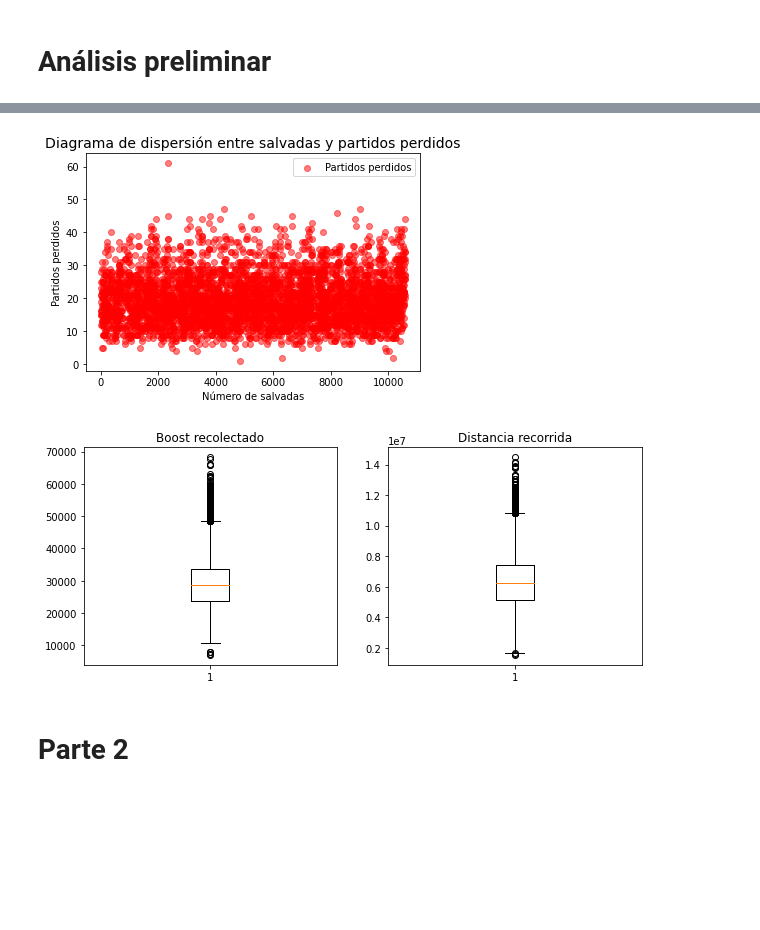
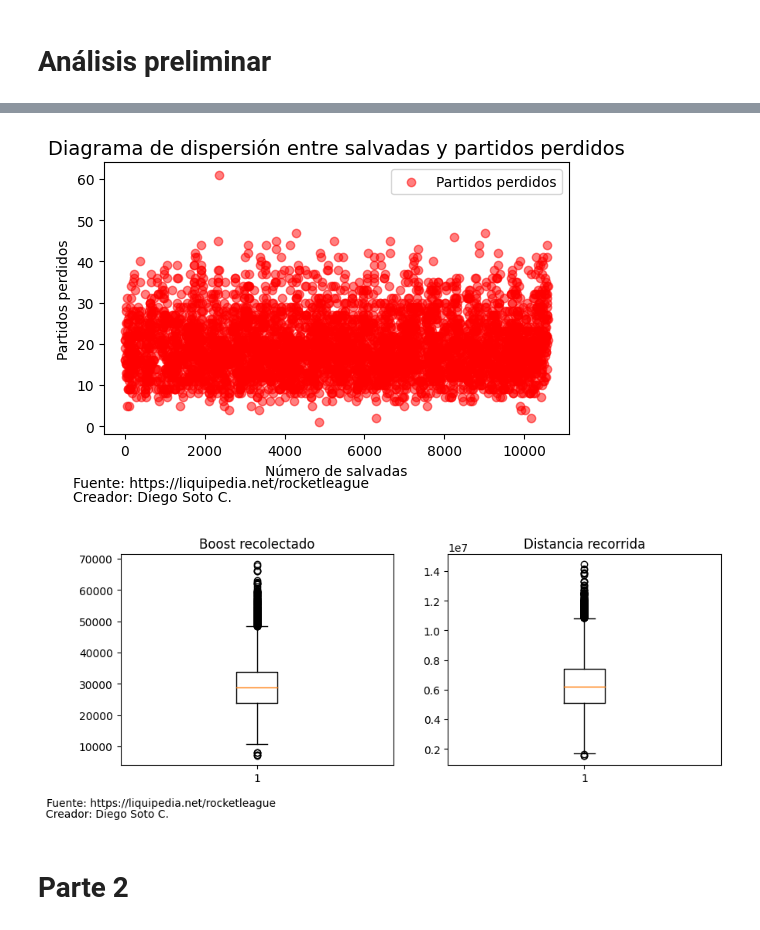
Before and after one commit to disotoc/RLCSAnalysis21-22, a Jupyter notebook: team_analysis.ipynb, the cells around one changed output, grey strips where cells are left out. Drawn from its saved outputs; the diff is of its cells as text; code cells hidden in the pictures; blank space fills up the shorter version.

```diff
--- a/team_analysis.ipynb
+++ b/team_analysis.ipynb
@@ -62,18 +70,25 @@ plt.show()
 # %%
 # Filtrar los partidos perdidos y el número de salvadas en base a los partidos perdidos
 x = matches_by_teams_df[matches_by_teams_df['winner'] == False]
 y = x['core_saves']
 
 # Crear gráfico
 fig, ax = plt.subplots(figsize=(6,4))
 ax.scatter(x=x.index, y=y, alpha=0.5, label='Partidos perdidos', color='red')
 ax.set_title(label='Diagrama de dispersión entre salvadas y partidos perdidos', fontsize=14, x=0.5)
 ax.set_xlabel('Número de salvadas')
 ax.set_ylabel('Partidos perdidos')
+
+fig.subplots_adjust(bottom=0.2)  # ajusta el margen inferior para dejar espacio para los textos
+fig.set_facecolor('white') # Cambia el color de fondo, esto principalmente para cuando se guarde el png
+ax.text(0.57, -0.18, 'Fuente: https://liquipedia.net/rocketleague', transform=ax.transAxes, horizontalalignment='right', verticalalignment='center', fontsize=10)
+ax.text(0.275, -0.23, 'Creador: Diego Soto C.', transform=ax.transAxes, horizontalalignment='right', verticalalignment='center', fontsize=10)
+#plt.savefig('assets/DiagramaSalvadasPerdidos.png') # Esto se utiliza para guardar el gráfico, solo se quita de comentario cuando es necesario
+
 plt.legend()
 plt.show()
 # %% [output]
-[figure, old version]
+[figure, new version]
 # %%
 # Como pudimos ver anteriormente, estas columnas tienen datos nulos, y al intentar hacer el gráfico con los datos nan, realmente no mostraba el resultado del gráfico.
 # Para resolver esto, se verificó la mediana de cada columna y luego con el método fillna() se reemplazaron las filas nulas con este dato
@@ -93,9 +108,15 @@ ax[0].set_title('Boost recolectado')
 ax[1].boxplot(y)
 ax[1].set_title('Distancia recorrida')
 
+fig.subplots_adjust(bottom=0.2)  # ajusta el margen inferior para dejar espacio para los textos
+fig.set_facecolor('white') # Cambia el color de fondo, esto principalmente para cuando se guarde el png
+ax[0].text(0.57, -0.18, 'Fuente: https://liquipedia.net/rocketleague', transform=ax[0].transAxes, horizontalalignment='right', verticalalignment='center', fontsize=10)
+ax[0].text(0.177, -0.23, 'Creador: Diego Soto C.', transform=ax[0].transAxes, horizontalalignment='right', verticalalignment='center', fontsize=10)
+#plt.savefig('assets/GráficosOutliersBoost.png') # Esto se utiliza para guardar el gráfico, solo se quita de comentario cuando es necesario
+
 plt.show()
 # %% [output]
-[figure, old version]
+[figure, new version]
 # %% [markdown]
 # Parte 2
 # %%
```
Also changed, not shown: parts of 3 cells of this notebook, 5 other files.
